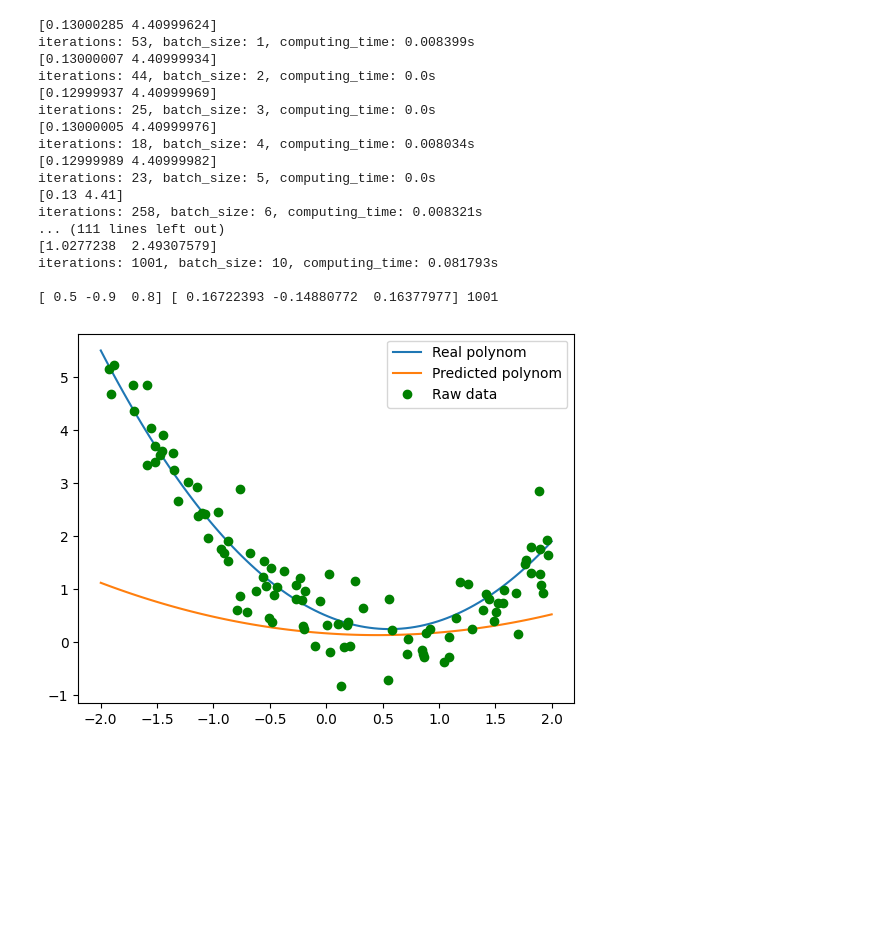
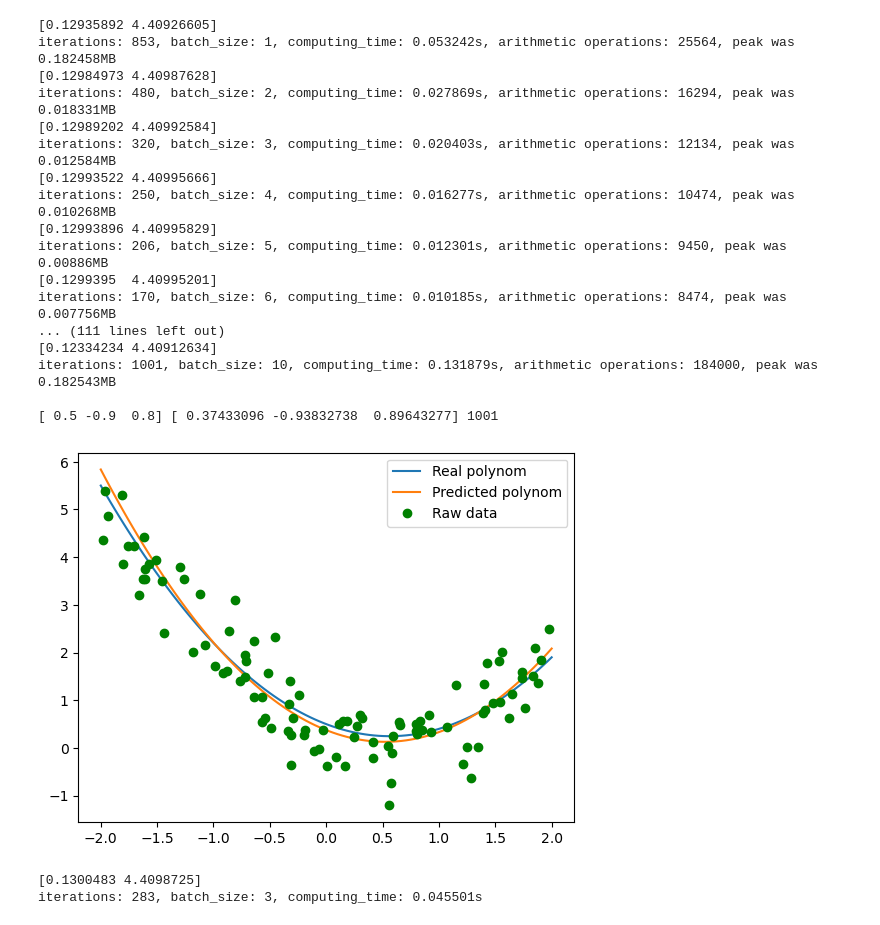
Before and after one commit to HKTRp/metopt-ct2023, a Jupyter notebook: lab2/lab2.ipynb, the cells around one changed output. Cells and saved outputs as stored; diff of their text form; code cells hidden in the pictures; blank space fills up the shorter version.

Commit message:
add memory adn aop analyzers

```diff
--- a/lab2/lab2.ipynb
+++ b/lab2/lab2.ipynb
@@ -1,29 +1,40 @@
 # %%
 import datetime
 import random
+import tracemalloc
 
 import matplotlib.pyplot as plt
 import numpy as np
 
-INITIAL_LR = 1e-4
+INITIAL_LR = 1e-2
+
+cnt = [0]
 
 def get_eps(dim):
     return np.ones(dim) * 1e-7
 
 
 def quadratic_grad(x, w, y, n):
+    # print("x", x)
+    # print("y", y)
+    # print("w", w)
+    # print("grad", ((x.dot(w) - y).dot(x)) / n)
+    cnt[0] += 1 + n * (2 * n + n + 5) + 1
     return ((x.dot(w) - y).dot(x)) / n
 
 
 def quadratic_grad_l1(x, w, y, n):
+    cnt[0] += 1 + n * (2 * n + n + 5) + 1 + 2 * n
     return ((x.dot(w) - y).dot(x)) / n + np.sum(w / np.abs(w))
 
 
 def quadratic_grad_l2(x, w, y, n):
+    cnt[0] += 1 + n * (2 * n + n + 5) + 1 + n
     return ((x.dot(w) - y).dot(x)) / n + np.sum(w)
 
 
 def quadratic_grad_elastic(x, w, y, n, lambd1=0.5, lambd2=0.9):
+    cnt[0] += 1 + n * (2 * n + n + 5) + 1 + 3 * n
     return ((x.dot(w) - y).dot(x)) / n + lambd2*np.sum(w) + lambd1*np.sum(w / np.abs(w))
 
 
@@ -54,7 +65,11 @@ class StochasticGradDescCommon:
         return batch_x, batch_y
 
     def get_error(self, batch_x, batch_y):
-        return np.sum(np.absolute(batch_x.dot(self.current) - batch_y))
+        # print("batch_x", batch_x)
+        # print("current", self.current)
+        # print("*", batch_x.dot(self.current))
+        cnt[0] += 4 * len(batch_x)
+        return np.sum(np.absolute(batch_x.dot(self.current) - batch_y)) / len(batch_x)
 
     def get_min(self, X_data, y_data, lr_schedule, learning_rate=INITIAL_LR, gamma=0.8,
                 eps=1e-4, batch_size=1, max_iter=1000):
@@ -74,6 +89,7 @@ class StochasticGradDescCommon:
 
 class StochasticGradDesc(StochasticGradDescCommon):
     def update(self, batch_x, batch_y):
+        cnt[0] += 2
         grad = quadratic_grad(batch_x, self.current, batch_y, self.dimensions)
         self.current -= self.learning_rate * grad
 
@@ -83,6 +99,7 @@ class NesterovStochasticDesc(StochasticGradDescCommon):
         self.v = np.zeros(self.dimensions)
 
     def update(self, batch_x, batch_y):
+        cnt[0] += 5
         self.v = self.v * self.gamma + (1 - self.gamma) \
                  * quadratic_grad(batch_x,
                                   self.current - self.learning_rate * self.gamma * self.v,
@@ -99,6 +116,7 @@ class AdaGradStochasticDesc(StochasticGradDescCommon):
         self.learning_rate *= 500
 
     def update(self, batch_x, batch_y):
+        cnt[0] += len(batch_x) ** 2 + 2 * len(batch_x) + 4
         grad = quadratic_grad(batch_x, self.current, batch_y, self.dimensions)
         self.g += np.outer(grad, grad)
         diag = np.sqrt(self.g.diagonal())
@@ -110,13 +128,14 @@ class RMSStochasticDesc(StochasticGradDescCommon):
     s = None
 
     def custom_init(self):
-        self.beta = 0.95
+        self.beta = 0.98
         self.s = np.zeros(self.dimensions)
 
     def update(self, batch_x, batch_y):
+        cnt[0] += len(batch_x) ** 2 + len(batch_x) + 4
         grad = quadratic_grad(batch_x, self.current, batch_y, self.dimensions)
         self.s = self.beta * self.s + (1 - self.beta) * grad * grad
-        self.current -= self.learning_rate * grad / np.sqrt(self.s + get_eps(self.dimensions))
+        self.current -= 1 * grad / np.sqrt(self.s + get_eps(self.dimensions))
 
 
 class AdamStochasticDesc(StochasticGradDescCommon):
@@ -132,12 +151,14 @@ class AdamStochasticDesc(StochasticGradDescCommon):
         return quadratic_grad(batch_x, self.current, batch_y, self.dimensions)
 
     def update(self, batch_x, batch_y):
+        p = len(batch_x)
+        cnt[0] += p * p + p + 10
         grad = quadratic_grad(batch_x, self.current, batch_y, self.dimensions)
         self.v = self.beta_one * self.v + (1 - self.beta_one) * grad
         self.s = self.beta_two * self.s + (1 - self.beta_two) * grad * grad
         v_inv = self.v / (1 - self.beta_one ** self.iteration + get_eps(self.dimensions))
         s_inv = self.s / (1 - self.beta_two ** self.iteration + get_eps(self.dimensions))
-        self.current -= self.learning_rate * v_inv / np.sqrt(s_inv + get_eps(self.dimensions))
+        self.current -= 0.1 * v_inv / np.sqrt(s_inv + get_eps(self.dimensions))
 
 
 class AdamWithL1(AdamStochasticDesc):
@@ -170,7 +191,7 @@ def step_lr(learning_rate,
 def exponential_lr(learning_rate,
                    iter_num,
                    initial_lr=INITIAL_LR,
-                   k=1e-4):
+                   k=1e-2):
     return initial_lr * np.exp(-k * iter_num)
 
 
@@ -181,7 +202,7 @@ data_size = 10
 X = np.empty((data_size, 2))
 y = np.empty((data_size))
 for i in range(data_size):
-    x = np.random.uniform(-100, 100, 2)
+    x = np.random.uniform(-3, 3, 2)
     X[i] = x
     y[i] = f(x) #+ np.random.rand()
 
@@ -189,12 +210,16 @@ for i in range(data_size):
 def test(grad_desc, lr_scheduler, x, y):
     print()
     for batch_size in range(1, len(y) + 1):
+        cnt[0] = 0
+        tracemalloc.start()
         start = datetime.datetime.utcnow()
         result = grad_desc(x, y, lr_scheduler, batch_size=batch_size)
         comp_time = (datetime.datetime.utcnow() - start).total_seconds()
+        current, peak = tracemalloc.get_traced_memory()
+        tracemalloc.stop()
         values = result[-1]
         print(values)
-        print(f'iterations: {len(result)}, batch_size: {batch_size}, computing_time: {comp_time}s')
+        print(f'iterations: {len(result)}, batch_size: {batch_size}, computing_time: {comp_time}s, arithmetic operations: {cnt[0]}, peak was {peak / 10**6}MB')
 
 
 def polynomial_regression(real_c, points_amount=20):
@@ -226,47 +251,47 @@ test(StochasticGradDesc().get_min, exponential_lr, X, y)
 test(NesterovStochasticDesc().get_min, exponential_lr, X, y)
 
 # AdaGrad optimisation
 test(AdaGradStochasticDesc().get_min, const_lr, X, y)
 
 # RMSProp optimisation
 test(RMSStochasticDesc().get_min, exponential_lr, X, y)
 
 # Adam optimisation
-test(AdaGradStochasticDesc().get_min, exponential_lr, X, y)
+test(AdamStochasticDesc().get_min, exponential_lr, X, y)
 
 # Polynomial regression
 print()
 coeffs = np.array([0.5, -0.9, 0.8])
 data = polynomial_regression(coeffs, 100)
 predicted_coeffs = data[0]
 points = data[1]
 
 coeffs = np.flip(coeffs)
 predicted_coeffs = np.flip(predicted_coeffs)
 x = np.linspace(-2, 2, 100)
 y1 = [np.polyval(coeffs, i) for i in x]
 y2 = [np.polyval(predicted_coeffs, i) for i in x]
 plt.plot(x, y1, label='Real polynom')
 plt.plot(x, y2, label='Predicted polynom')
 plt.plot(points[0], points[1], 'go', label='Raw data')
 plt.legend()
 plt.show()
 # %% [output]
-[0.13000285 4.40999624]
-iterations: 53, batch_size: 1, computing_time: 0.008399s
-[0.13000007 4.40999934]
-iterations: 44, batch_size: 2, computing_time: 0.0s
-[0.12999937 4.40999969]
-iterations: 25, batch_size: 3, computing_time: 0.0s
-[0.13000005 4.40999976]
-iterations: 18, batch_size: 4, computing_time: 0.008034s
-[0.12999989 4.40999982]
-iterations: 23, batch_size: 5, computing_time: 0.0s
-[0.13 4.41]
-iterations: 258, batch_size: 6, computing_time: 0.008321s
+[0.12935892 4.40926605]
+iterations: 853, batch_size: 1, computing_time: 0.053242s, arithmetic operations: 25564, peak was 0.182458MB
+[0.12984973 4.40987628]
+iterations: 480, batch_size: 2, computing_time: 0.027869s, arithmetic operations: 16294, peak was 0.018331MB
+[0.12989202 4.40992584]
+iterations: 320, batch_size: 3, computing_time: 0.020403s, arithmetic operations: 12134, peak was 0.012584MB
+[0.12993522 4.40995666]
+iterations: 250, batch_size: 4, computing_time: 0.016277s, arithmetic operations: 10474, peak was 0.010268MB
+[0.12993896 4.40995829]
+iterations: 206, batch_size: 5, computing_time: 0.012301s, arithmetic operations: 9450, peak was 0.00886MB
+[0.1299395  4.40995201]
+iterations: 170, batch_size: 6, computing_time: 0.010185s, arithmetic operations: 8474, peak was 0.007756MB
 ... (111 lines left out)
-[1.0277238  2.49307579]
-iterations: 1001, batch_size: 10, computing_time: 0.081793s
+[0.12334234 4.40912634]
+iterations: 1001, batch_size: 10, computing_time: 0.131879s, arithmetic operations: 184000, peak was 0.182543MB
 
-[ 0.5 -0.9  0.8] [ 0.16722393 -0.14880772  0.16377977] 1001
+[ 0.5 -0.9  0.8] [ 0.37433096 -0.93832738  0.89643277] 1001
-[figure, old version]
+[figure, new version]
@@ -272,0 +308,5 @@ iterations: 1001, batch_size: 10, computing_time: 0.081793s
+# %%
+test2(StochasticGradDesc().get_min, const_lr, X, y)
+# %% [output]
+[0.1300483 4.4098725]
+iterations: 283, batch_size: 3, computing_time: 0.045501s
```
Also changed, not shown: parts of 1 cell of this notebook.
